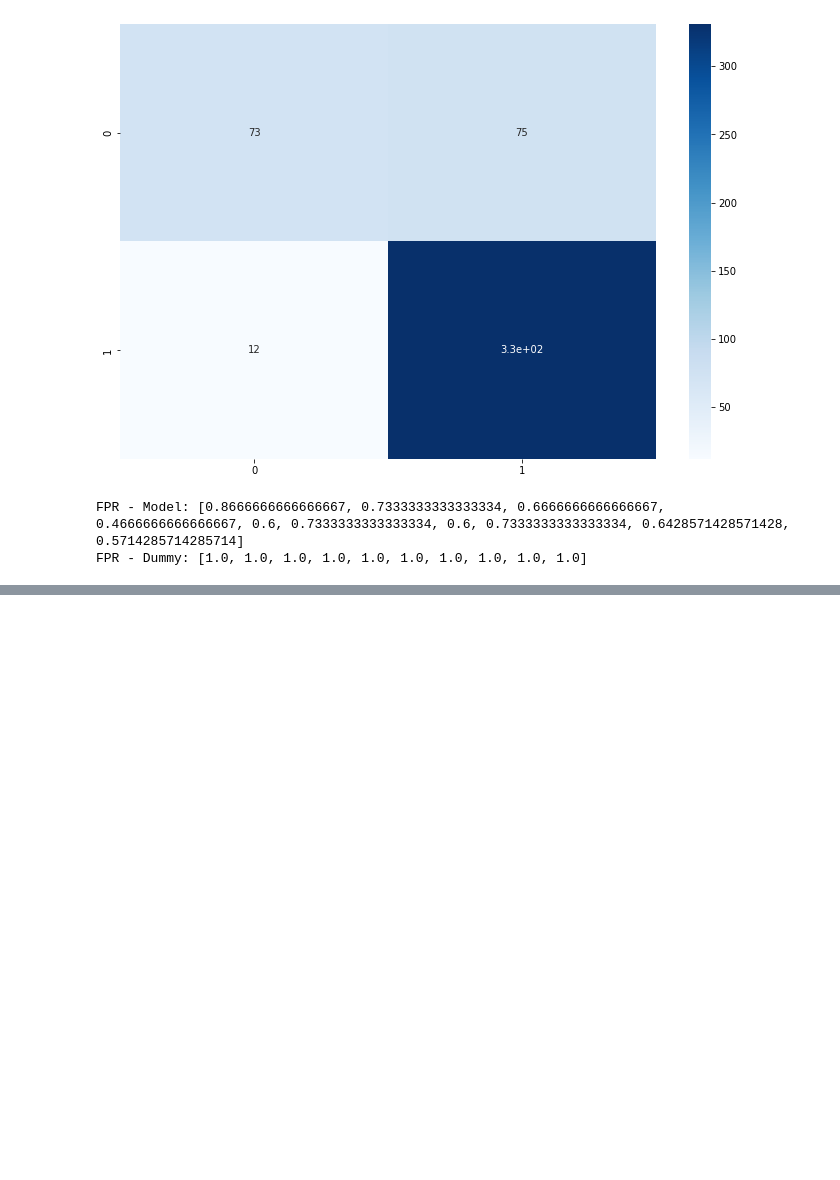
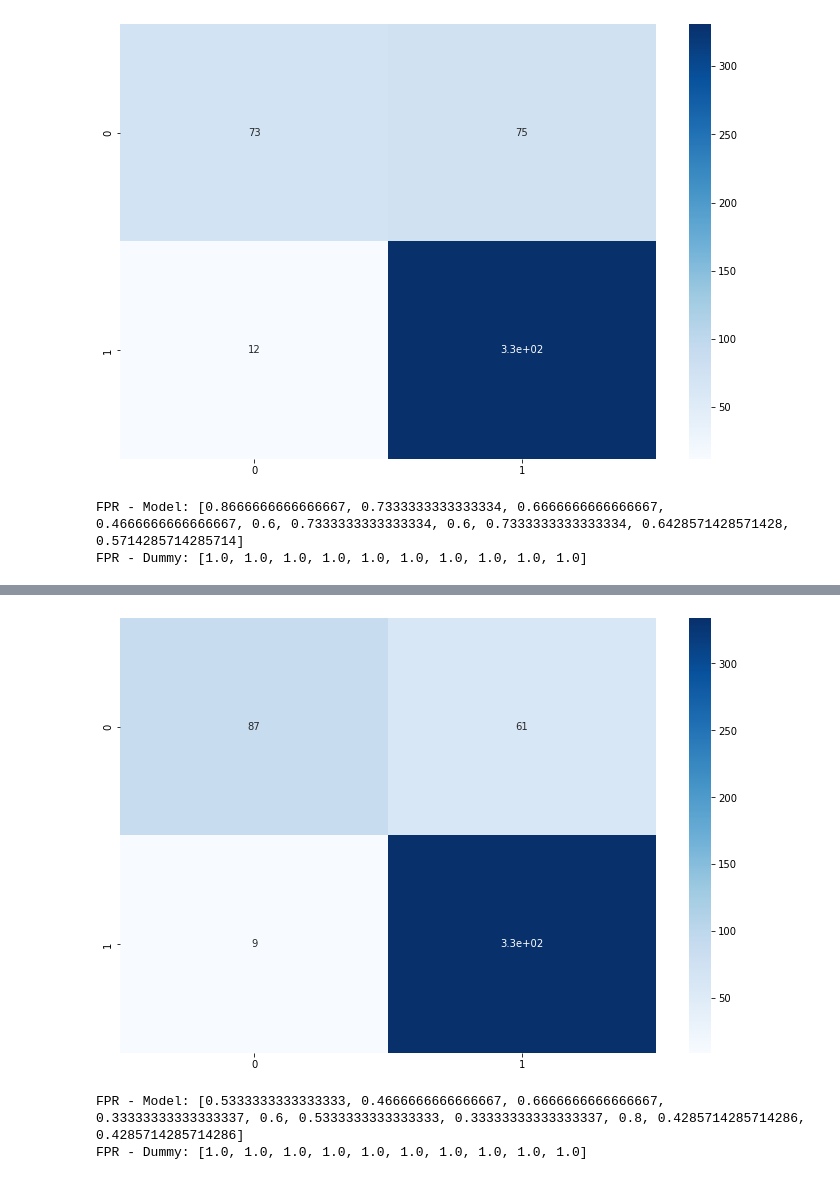
Before and after one commit to CharlesPizza/HomeLoan, a Jupyter notebook: Walkthrough.ipynb, the cells around one changed output, grey strips where cells are left out. Saved outputs shown, nothing was run; the diff lists cells and outputs as text; code cells hidden in the pictures; blank space fills up the shorter version.

```diff
--- a/Walkthrough.ipynb
+++ b/Walkthrough.ipynb
@@ -473,0 +484,4 @@ FPR - Dummy: [1.0, 1.0, 1.0, 1.0, 1.0, 1.0, 1.0, 1.0, 1.0, 1.0]
+# %%
+from sklearn.ensemble import AdaBoostClassifier
+ada_clf = make_pipeline(TotalIncomeFeature(),preprocessing, AdaBoostClassifier())
+ada_clf.fit(X_train_prep, y_train_prep)
@@ -473,0 +506,10 @@ FPR - Dummy: [1.0, 1.0, 1.0, 1.0, 1.0, 1.0, 1.0, 1.0, 1.0, 1.0]
+# %%
+pred = ada_clf.predict(X_train_prep)
+plot_cm(y_train_prep, pred)
+# %% [output]
+[figure, added]
+# %%
+false_pos_rate(ada_clf, X_train_prep, y_train_prep, cv=10)
+# %% [output]
+FPR - Model: [0.5333333333333333, 0.4666666666666667, 0.6666666666666667, 0.33333333333333337, 0.6, 0.5333333333333333, 0.33333333333333337, 0.8, 0.4285714285714286, 0.4285714285714286]
+FPR - Dummy: [1.0, 1.0, 1.0, 1.0, 1.0, 1.0, 1.0, 1.0, 1.0, 1.0]
```
Also changed, not shown: parts of 33 cells of this notebook, 3 other files.
